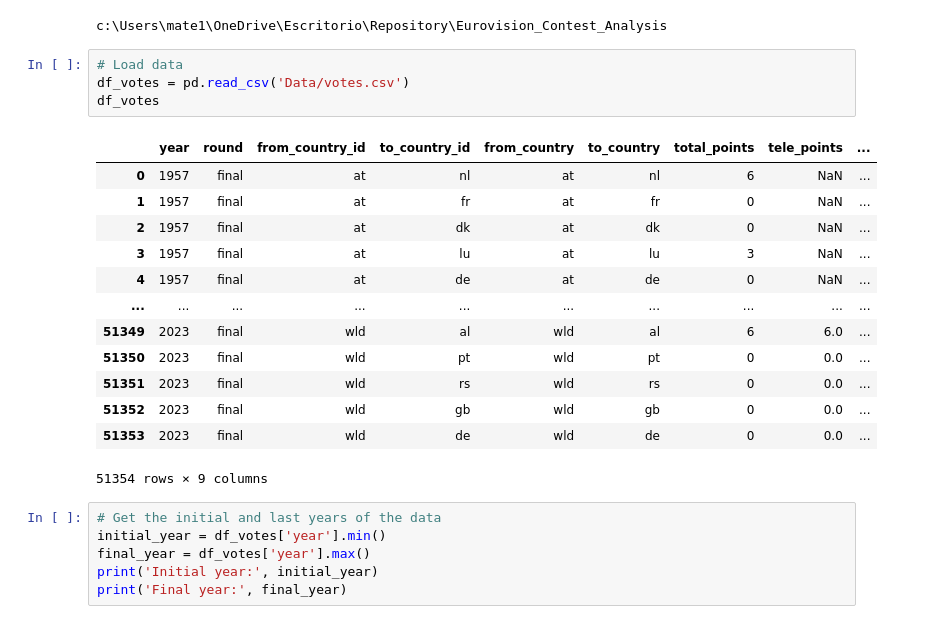
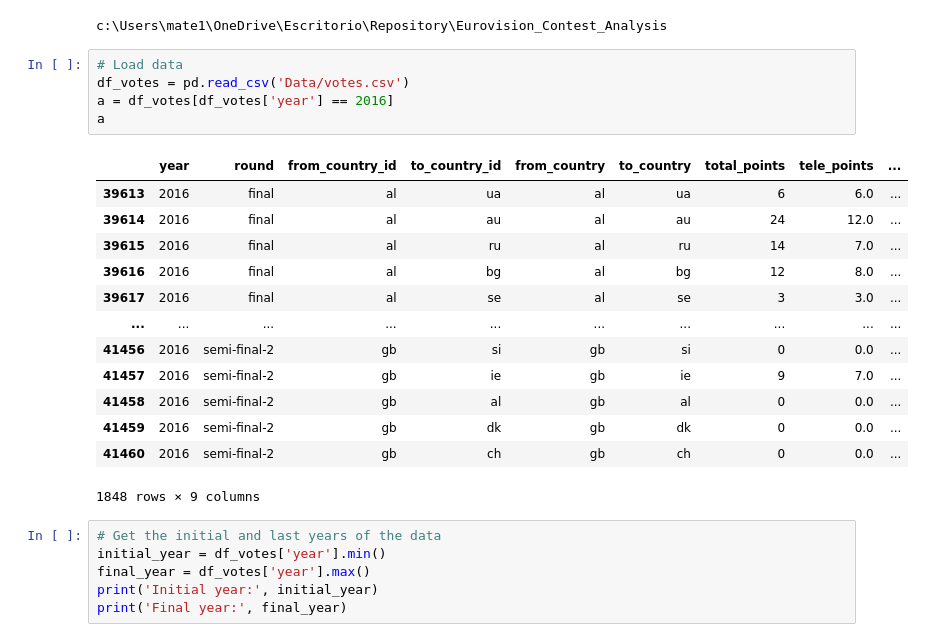
Before and after one commit to Mate1Coll/Eurovision_Contest_Analysis, a Jupyter notebook: Notebook.ipynb, the cells around one changed output. Drawn from its saved outputs; the diff is of its cells as text.

```diff
--- a/Notebook.ipynb
+++ b/Notebook.ipynb
@@ -16,21 +18,22 @@ c:\Users\mate1\OneDrive\Escritorio\Repository\Eurovision_Contest_Analysis
 # %%
 # Load data
 df_votes = pd.read_csv('Data/votes.csv')
-df_votes
+a = df_votes[df_votes['year'] == 2016]
+a
 # %% [output]
 |  | year | round | from_country_id | to_country_id | from_country | to_country | total_points | tele_points | ... |
-| 0 | 1957 | final | at | nl | at | nl | 6 | NaN | ... |
-| 1 | 1957 | final | at | fr | at | fr | 0 | NaN | ... |
-| 2 | 1957 | final | at | dk | at | dk | 0 | NaN | ... |
-| 3 | 1957 | final | at | lu | at | lu | 3 | NaN | ... |
-| 4 | 1957 | final | at | de | at | de | 0 | NaN | ... |
+| 39613 | 2016 | final | al | ua | al | ua | 6 | 6.0 | ... |
+| 39614 | 2016 | final | al | au | al | au | 24 | 12.0 | ... |
+| 39615 | 2016 | final | al | ru | al | ru | 14 | 7.0 | ... |
+| 39616 | 2016 | final | al | bg | al | bg | 12 | 8.0 | ... |
+| 39617 | 2016 | final | al | se | al | se | 3 | 3.0 | ... |
 | ... | ... | ... | ... | ... | ... | ... | ... | ... | ... |
-| 51349 | 2023 | final | wld | al | wld | al | 6 | 6.0 | ... |
-| 51350 | 2023 | final | wld | pt | wld | pt | 0 | 0.0 | ... |
-| 51351 | 2023 | final | wld | rs | wld | rs | 0 | 0.0 | ... |
-| 51352 | 2023 | final | wld | gb | wld | gb | 0 | 0.0 | ... |
-| 51353 | 2023 | final | wld | de | wld | de | 0 | 0.0 | ... |
+| 41456 | 2016 | semi-final-2 | gb | si | gb | si | 0 | 0.0 | ... |
+| 41457 | 2016 | semi-final-2 | gb | ie | gb | ie | 9 | 7.0 | ... |
+| 41458 | 2016 | semi-final-2 | gb | al | gb | al | 0 | 0.0 | ... |
+| 41459 | 2016 | semi-final-2 | gb | dk | gb | dk | 0 | 0.0 | ... |
+| 41460 | 2016 | semi-final-2 | gb | ch | gb | ch | 0 | 0.0 | ... |
-51354 rows × 9 columns
+1848 rows × 9 columns
 # %%
 # Get the initial and last years of the data
 initial_year = df_votes['year'].min()
```
Also changed, not shown: parts of 33 cells of this notebook, 2 other files.
